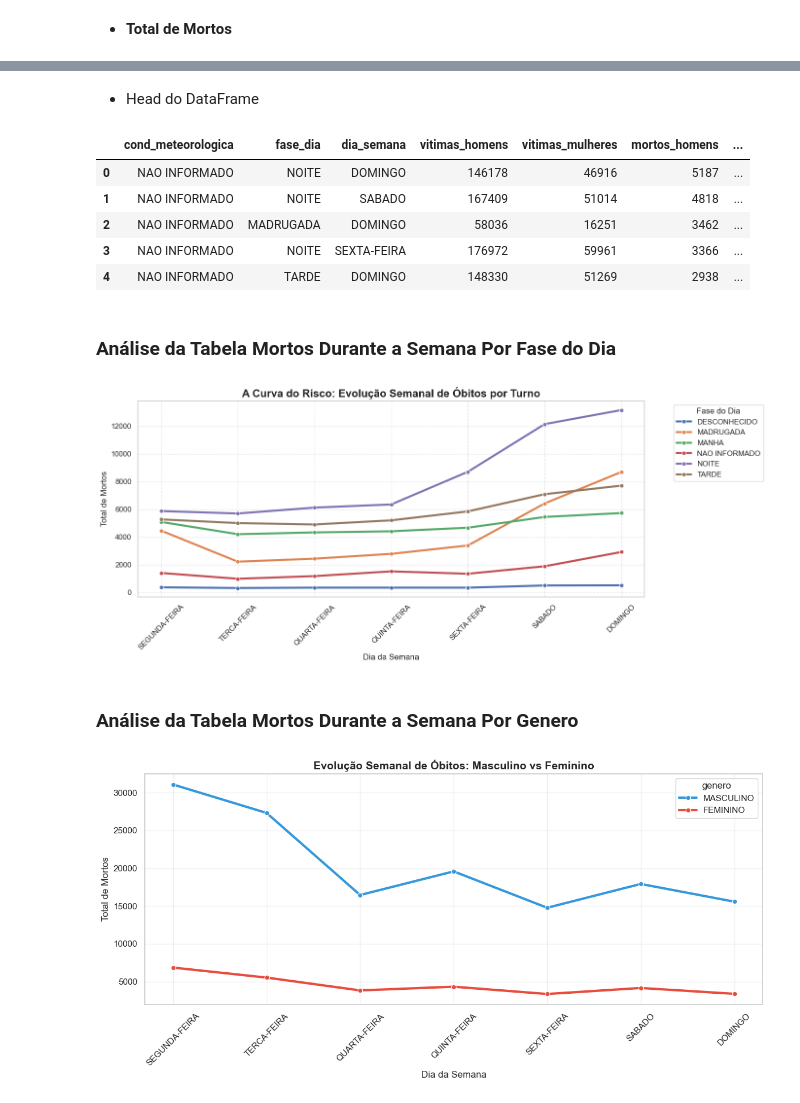
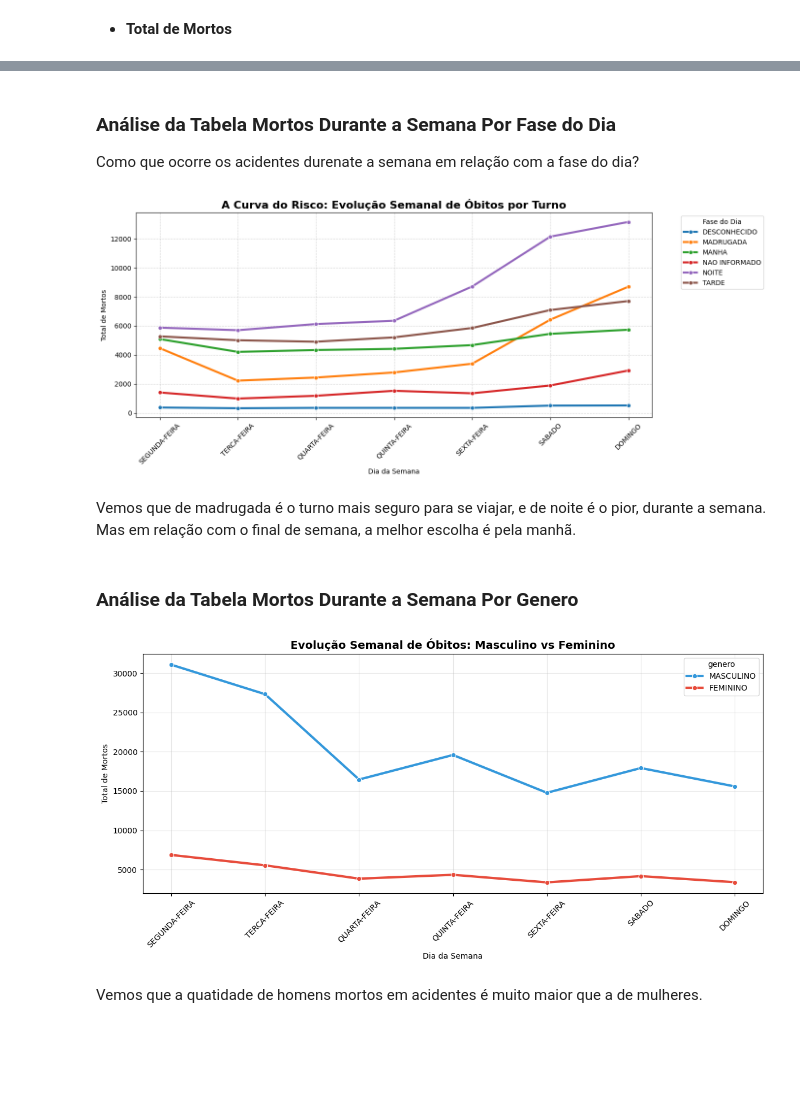
Before and after one commit to r7melo/Detran-RENASEST, a Jupyter notebook: Analisando Acidentes.ipynb, the cells around one changed output, grey strips where cells are left out. Saved outputs shown, nothing was run; the diff lists cells and outputs as text; code cells hidden in the pictures; blank space fills up the shorter version.

````diff
--- a/Analisando Acidentes.ipynb
+++ b/Analisando Acidentes.ipynb
@@ -280,13 +243 @@ ORDER BY total_mortos_geral DESC
 ```
-# %% [markdown]
-- Head do DataFrame
-# %%
-ttpg = pd.read_csv("./query-results/Tabela Temporal por Genero.csv")
-ttpg.head()
-# %% [output]
-|  | cond_meteorologica | fase_dia | dia_semana | vitimas_homens | vitimas_mulheres | mortos_homens | ... |
-| 0 | NAO INFORMADO | NOITE | DOMINGO | 146178 | 46916 | 5187 | ... |
-| 1 | NAO INFORMADO | NOITE | SABADO | 167409 | 51014 | 4818 | ... |
-| 2 | NAO INFORMADO | MADRUGADA | DOMINGO | 58036 | 16251 | 3462 | ... |
-| 3 | NAO INFORMADO | NOITE | SEXTA-FEIRA | 176972 | 59961 | 3366 | ... |
-| 4 | NAO INFORMADO | TARDE | DOMINGO | 148330 | 51269 | 2938 | ... |
@@ -295,62 +244,18 @@ df = ttpg.copy()
 # %% [markdown]
 ### Análise da Tabela Mortos Durante a Semana Por Fase do Dia
+
+Como que ocorre os acidentes durenate a semana em relação com a fase do dia?
 # %%
-tmns = pd.read_csv("./query-results/Tabela Mortos na Semana por Fase do Dia.csv")
-
-ordem_dias = ['SEGUNDA-FEIRA', 'TERCA-FEIRA', 'QUARTA-FEIRA', 'QUINTA-FEIRA', 'SEXTA-FEIRA', 'SABADO', 'DOMINGO']
-
-tmns['dia_semana'] = pd.Categorical(tmns['dia_semana'], categories=ordem_dias, ordered=True)
-
-df_plot = tmns.groupby(['dia_semana', 'fase_dia'], observed=False)['total_mortos'].sum().fillna(0).reset_index()
-
-plt.figure(figsize=(14, 6))
-sns.lineplot(
-    data=df_plot,
-    x='dia_semana',
-    y='total_mortos',
-    hue='fase_dia',
-    marker='o',
-    linewidth=3,
-    errorbar=None
-)
-
-plt.title('A Curva do Risco: Evolução Semanal de Óbitos por Turno', fontsize=16, fontweight='bold')
-plt.ylabel('Total de Mortos')
-plt.xlabel('Dia da Semana')
-plt.grid(True, linestyle='--', alpha=0.5)
-plt.legend(title='Fase do Dia', bbox_to_anchor=(1.05, 1), loc='upper left')
-plt.xticks(rotation=45)
-plt.tight_layout()
-
-plt.show()
+analise_mortos_semana()
 # %% [output]
-[figure, old version]
+[figure, new version]
+# %% [markdown]
+Vemos que de madrugada é o turno mais seguro para se viajar, e de noite é o pior, durante a semana. Mas em relação com o final de semana, a melhor escolha é pela manhã.
 # %% [markdown]
 ### Análise da Tabela Mortos Durante a Semana Por Genero
 # %%
-tmsg = pd.read_csv("./query-results/Tabela Mortos na Semana por Genero.csv")
-
-ordem_dias = ['SEGUNDA-FEIRA', 'TERCA-FEIRA', 'QUARTA-FEIRA', 'QUINTA-FEIRA', 'SEXTA-FEIRA', 'SABADO', 'DOMINGO']
-
-plt.figure(figsize=(12, 6))
-
-sns.lineplot(
-    data=tmsg,
-    x='dia_semana',
-    y='total_mortos',
-    hue='genero',
-    marker='o',
-    palette=['#3498db', '#e74c3c'], # Azul para Masculino, Vermelho para Feminino
-    linewidth=3
-)
-
-plt.xticks(ticks=range(len(ordem_dias)), labels=ordem_dias, rotation=45)
-plt.title('Evolução Semanal de Óbitos: Masculino vs Feminino', fontsize=14, fontweight='bold')
-plt.ylabel('Total de Mortos')
-plt.xlabel('Dia da Semana')
-plt.grid(True, alpha=0.3)
-plt.tight_layout()
-
-plt.show()
+analise_mortos_genero()
 # %% [output]
-[figure, old version]
+[figure, new version]
+# %% [markdown]
+Vemos que a quatidade de homens mortos em acidentes é muito maior que a de mulheres.
````
Also changed, not shown: parts of 18 cells of this notebook, 1 other file.
